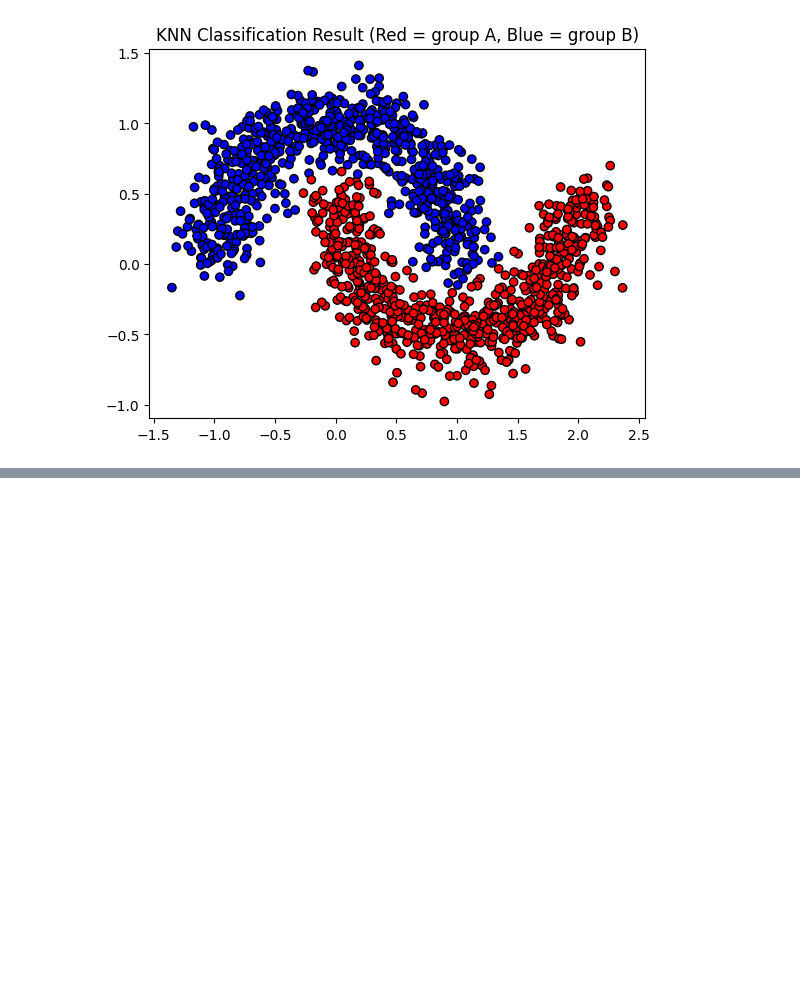
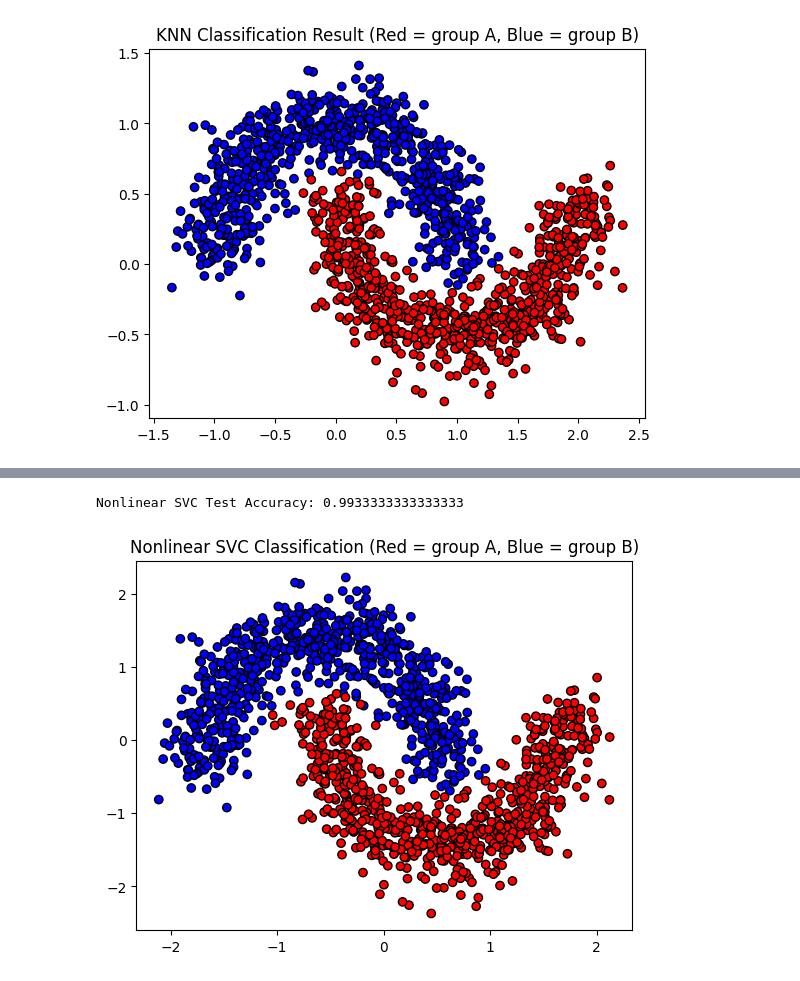
Before and after one commit to miniric/Data-Analytics, a Jupyter notebook: 2. Mini-Projects/5. Two Moon Classification/main.ipynb, the cells around one changed output, grey strips where cells are left out. Cells and saved outputs as stored; diff of their text form; code cells hidden in the pictures; blank space fills up the shorter version.

```diff
--- a/2. Mini-Projects/5. Two Moon Classification/main.ipynb
+++ b/2. Mini-Projects/5. Two Moon Classification/main.ipynb
@@ -131,0 +161,15 @@ MLP Test Accuracy: 0.9933333396911621
+# %%
+### Test Acc Section
+y_pred_svc_nonlinear = clfSVC.predict(X_test)
+acc = accuracy_score(y_test, y_pred_svc_nonlinear)
+print("Nonlinear SVC Test Accuracy:", acc)
+###
+
+y_pred_svc_nonlinear = clfSVC.predict(X)
+
+plt.scatter(X[:, 0], X[:, 1], c=y_pred_svc_nonlinear, cmap=plt.cm.bwr, edgecolors='k')
+plt.title("Nonlinear SVC Classification (Red = group A, Blue = group B)")
+plt.show()
+# %% [output]
+Nonlinear SVC Test Accuracy: 0.9933333333333333
+[figure, added]
```
Also changed, not shown: parts of 5 cells of this notebook.
